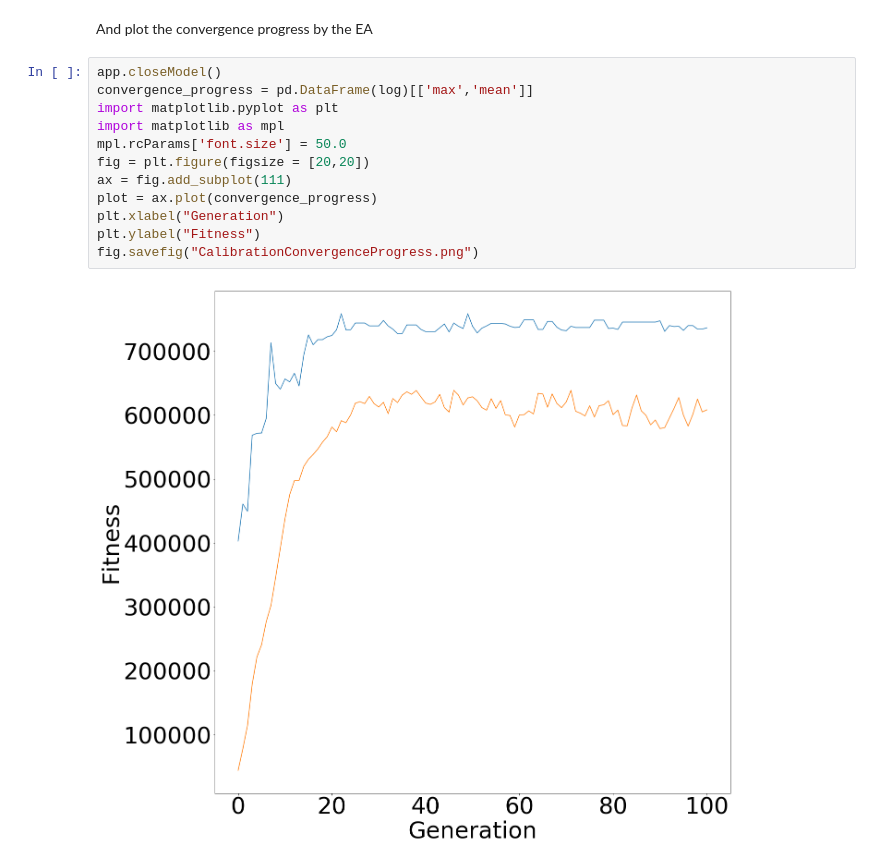
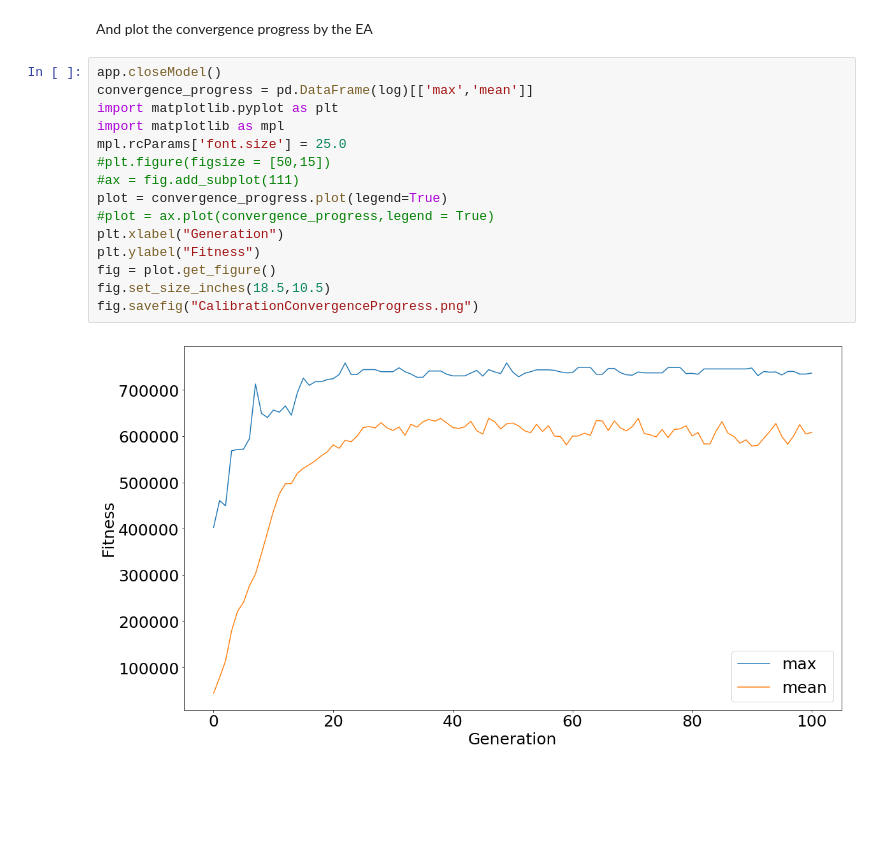
Before and after one commit to chathika/NL4Py, a Jupyter notebook: JASSS2018/CalibrationDEAP.ipynb, the cells around one changed output. Saved outputs shown, nothing was run; the diff lists cells and outputs as text; blank space fills up the shorter version.

```diff
--- a/JASSS2018/CalibrationDEAP.ipynb
+++ b/JASSS2018/CalibrationDEAP.ipynb
@@ -172,14 +172,17 @@ And plot the convergence progress by the EA
 # %%
 app.closeModel()
 convergence_progress = pd.DataFrame(log)[['max','mean']]
 import matplotlib.pyplot as plt
 import matplotlib as mpl
-mpl.rcParams['font.size'] = 50.0
-fig = plt.figure(figsize = [20,20])
-ax = fig.add_subplot(111)
-plot = ax.plot(convergence_progress)
+mpl.rcParams['font.size'] = 25.0
+#plt.figure(figsize = [50,15])
+#ax = fig.add_subplot(111)
+plot = convergence_progress.plot(legend=True)
+#plot = ax.plot(convergence_progress,legend = True)
 plt.xlabel("Generation")
 plt.ylabel("Fitness")
+fig = plot.get_figure()
+fig.set_size_inches(18.5,10.5)
 fig.savefig("CalibrationConvergenceProgress.png")
 # %% [output]
-[figure, old version]
+[figure, new version]
```
Also changed, not shown: 1 other file.
